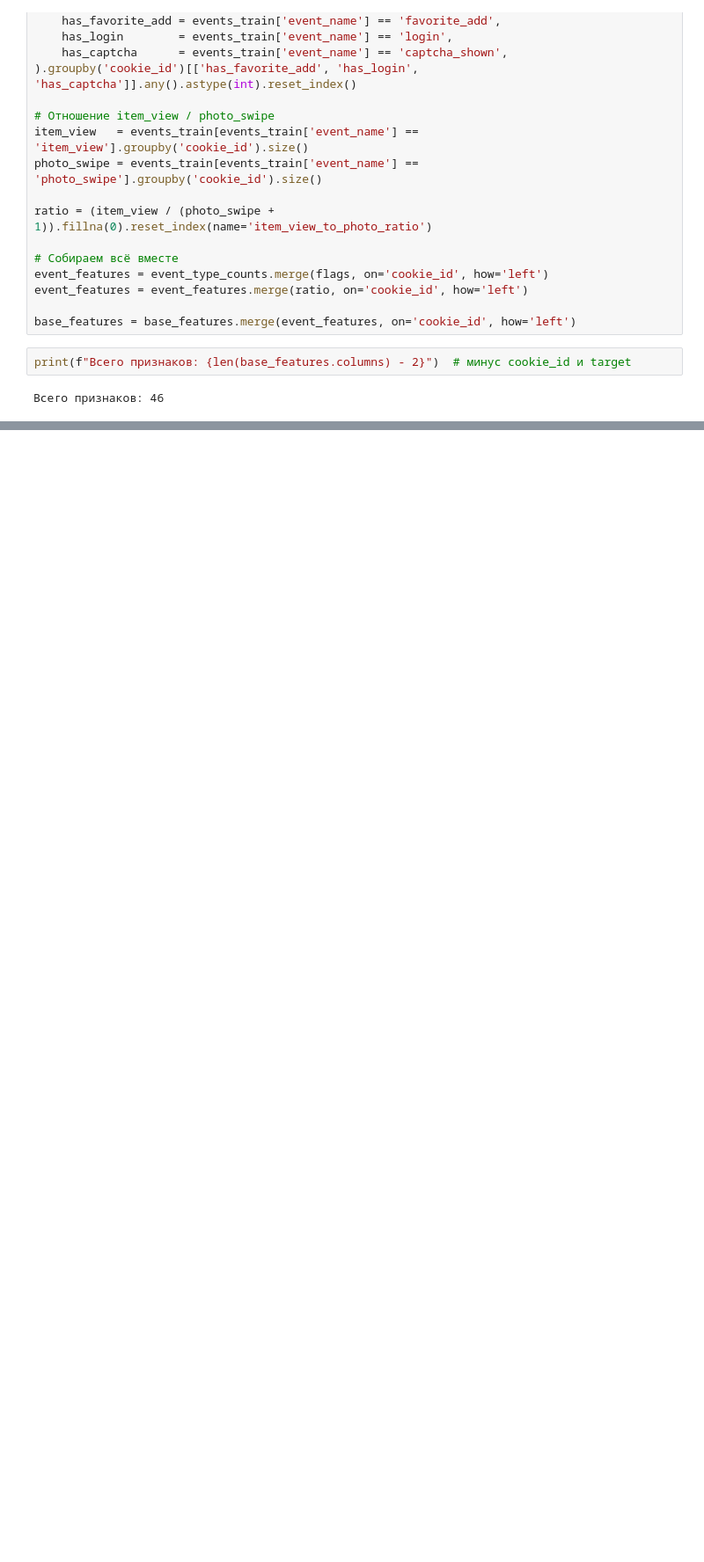
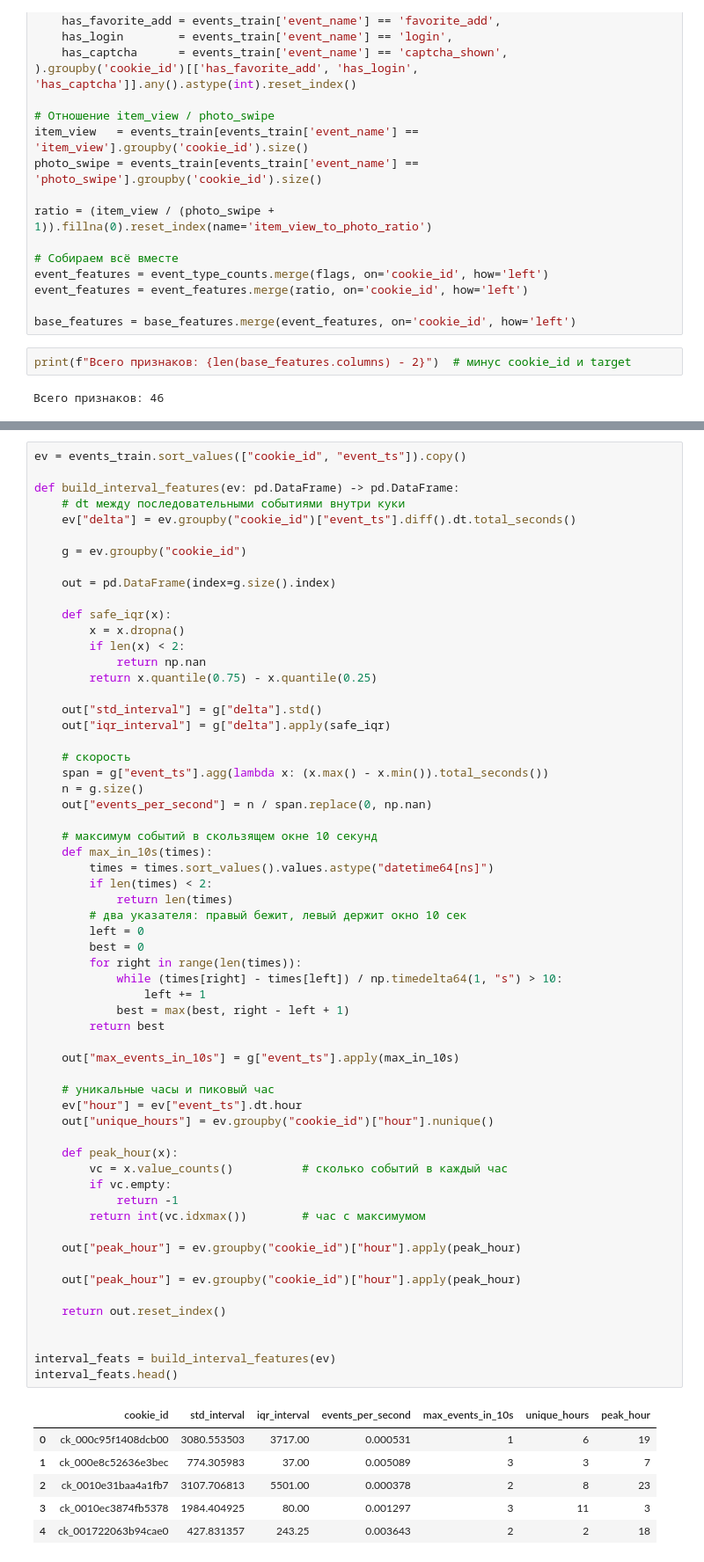
Before and after one commit to shshi23/avito-antibot, a Jupyter notebook: notebooks/02_feature_engineering.ipynb, the cells around one changed output, grey strips where cells are left out. Shown at 88% size. Cells and saved outputs as stored; diff of their text form; blank space fills up the shorter version.

```diff
--- a/notebooks/02_feature_engineering.ipynb
+++ b/notebooks/02_feature_engineering.ipynb
@@ -427,0 +449,67 @@ print(f"Всего признаков: {len(base_features.columns) - 2}")  # м
+# %%
+ev = events_train.sort_values(["cookie_id", "event_ts"]).copy()
+
+def build_interval_features(ev: pd.DataFrame) -> pd.DataFrame:
+    # dt между последовательными событиями внутри куки
+    ev["delta"] = ev.groupby("cookie_id")["event_ts"].diff().dt.total_seconds()
+
+    g = ev.groupby("cookie_id")
+
+    out = pd.DataFrame(index=g.size().index)
+
+    def safe_iqr(x):
+        x = x.dropna()
+        if len(x) < 2:
+            return np.nan
+        return x.quantile(0.75) - x.quantile(0.25)
+
+    out["std_interval"] = g["delta"].std()
+    out["iqr_interval"] = g["delta"].apply(safe_iqr)
+
+    # скорость
+    span = g["event_ts"].agg(lambda x: (x.max() - x.min()).total_seconds())
+    n = g.size()
+    out["events_per_second"] = n / span.replace(0, np.nan)
+
+    # максимум событий в скользящем окне 10 секунд
+    def max_in_10s(times):
+        times = times.sort_values().values.astype("datetime64[ns]")
+        if len(times) < 2:
+            return len(times)
+        # два указателя: правый бежит, левый держит окно 10 сек
+        left = 0
+        best = 0
+        for right in range(len(times)):
+            while (times[right] - times[left]) / np.timedelta64(1, "s") > 10:
+                left += 1
+            best = max(best, right - left + 1)
+        return best
+
+    out["max_events_in_10s"] = g["event_ts"].apply(max_in_10s)
+
+    # уникальные часы и пиковый час
+    ev["hour"] = ev["event_ts"].dt.hour
+    out["unique_hours"] = ev.groupby("cookie_id")["hour"].nunique()
+
+    def peak_hour(x):
+        vc = x.value_counts()          # сколько событий в каждый час
+        if vc.empty:
+            return -1
+        return int(vc.idxmax())        # час с максимумом
+
+    out["peak_hour"] = ev.groupby("cookie_id")["hour"].apply(peak_hour)
+
+    out["peak_hour"] = ev.groupby("cookie_id")["hour"].apply(peak_hour)
+
+    return out.reset_index()
+
+
+interval_feats = build_interval_features(ev)
+interval_feats.head()
+# %% [output]
+|  | cookie_id | std_interval | iqr_interval | events_per_second | max_events_in_10s | unique_hours | peak_hour |
+| 0 | ck_000c95f1408dcb00 | 3080.553503 | 3717.00 | 0.000531 | 1 | 6 | 19 |
+| 1 | ck_000e8c52636e3bec | 774.305983 | 37.00 | 0.005089 | 3 | 3 | 7 |
+| 2 | ck_0010e31baa4a1fb7 | 3107.706813 | 5501.00 | 0.000378 | 2 | 8 | 23 |
+| 3 | ck_0010ec3874fb5378 | 1984.404925 | 80.00 | 0.001297 | 3 | 11 | 3 |
+| 4 | ck_001722063b94cae0 | 427.831357 | 243.25 | 0.003643 | 2 | 2 | 18 |
```
Also changed, not shown: parts of 21 cells of this notebook, 4 other files.
